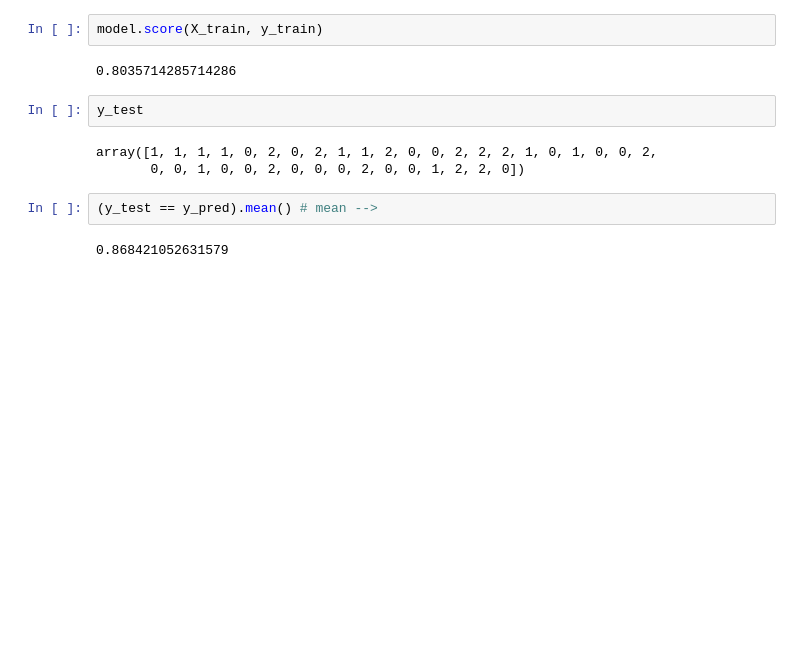
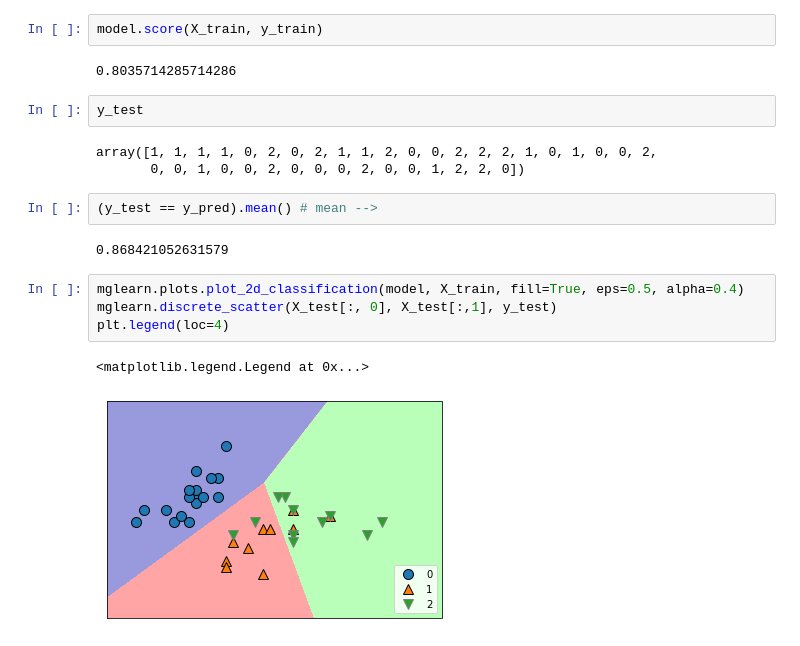
Before and after one commit to LOGRED/PCU_2022-1_deepLearning, a Jupyter notebook: 5d/1.ipynb, the cells around one changed output. Cells and saved outputs as stored; diff of their text form; blank space fills up the shorter version.

```diff
--- a/5d/1.ipynb
+++ b/5d/1.ipynb
@@ -50,3 +51,10 @@ array([1, 1, 1, 1, 0, 2, 0, 2, 1, 1, 2, 0, 0, 2, 2, 2, 1, 0, 1, 0, 0, 2,
 (y_test == y_pred).mean() # mean -->
 # %% [output]
 0.868421052631579
+# %%
+mglearn.plots.plot_2d_classification(model, X_train, fill=True, eps=0.5, alpha=0.4)
+mglearn.discrete_scatter(X_test[:, 0], X_test[:,1], y_test)
+plt.legend(loc=4)
+# %% [output]
+<matplotlib.legend.Legend at 0x...>
+[figure, added]
```
Also changed, not shown: parts of 1 cell of this notebook.
